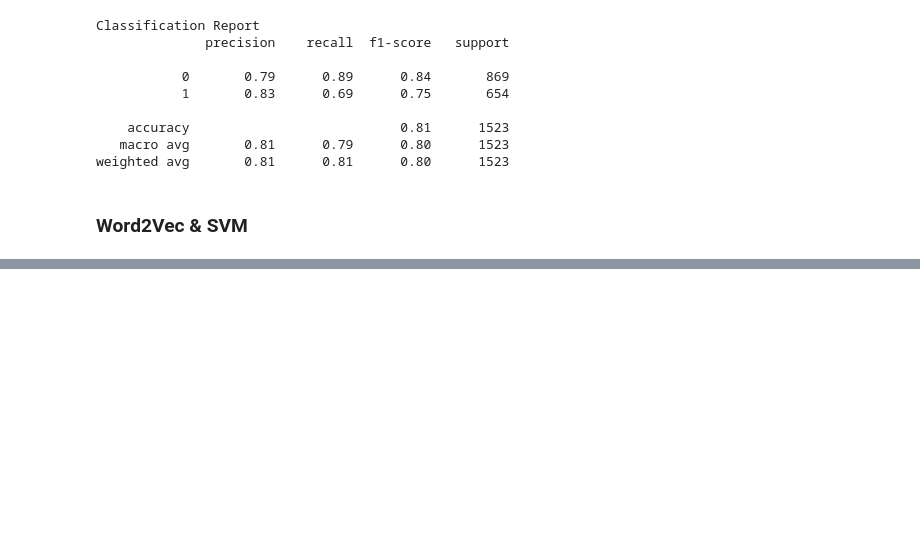
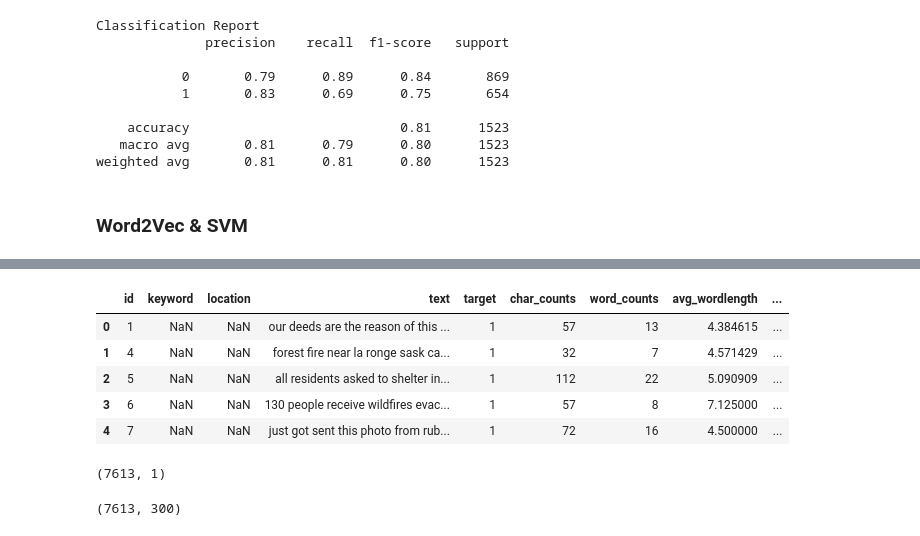
Before and after one commit to mayanksinghkgp/NLP_Projects, a Jupyter notebook: Fine_tuning_BERT_twitter/BERT_tuning_for_twitter.ipynb, the cells around one changed output, grey strips where cells are left out. Cells and saved outputs as stored; diff of their text form; code cells hidden in the pictures; blank space fills up the shorter version.

Commit message:
word2vec

```diff
--- a/Fine_tuning_BERT_twitter/BERT_tuning_for_twitter.ipynb
+++ b/Fine_tuning_BERT_twitter/BERT_tuning_for_twitter.ipynb
@@ -303,0 +322,18 @@ Collecting en_core_web_lg==2.2.5
+# %%
+nlp = en_core_web_lg.load()
+# %%
+def get_vec(x):
+  doc = nlp(x)
+  vec = doc.vector
+  return vec
+# %%
+tweet['vec'] = tweet['text'].apply(lambda x: get_vec(x))
+# %%
+tweet.head()
+# %% [output]
+|  | id | keyword | location | text | target | char_counts | word_counts | avg_wordlength | ... |
+| 0 | 1 | NaN | NaN | our deeds are the reason of this ... | 1 | 57 | 13 | 4.384615 | ... |
+| 1 | 4 | NaN | NaN | forest fire near la ronge sask ca... | 1 | 32 | 7 | 4.571429 | ... |
+| 2 | 5 | NaN | NaN | all residents asked to shelter in... | 1 | 112 | 22 | 5.090909 | ... |
+| 3 | 6 | NaN | NaN | 130 people receive wildfires evac... | 1 | 57 | 8 | 7.125000 | ... |
+| 4 | 7 | NaN | NaN | just got sent this photo from rub... | 1 | 72 | 16 | 4.500000 | ... |
@@ -303,0 +343,4 @@ Collecting en_core_web_lg==2.2.5
+# %%
+X.shape
+# %% [output]
+(7613, 1)
@@ -303,0 +349,4 @@ Collecting en_core_web_lg==2.2.5
+# %%
+X.shape
+# %% [output]
+(7613, 300)
```
Also changed, not shown: parts of 7 cells of this notebook.
